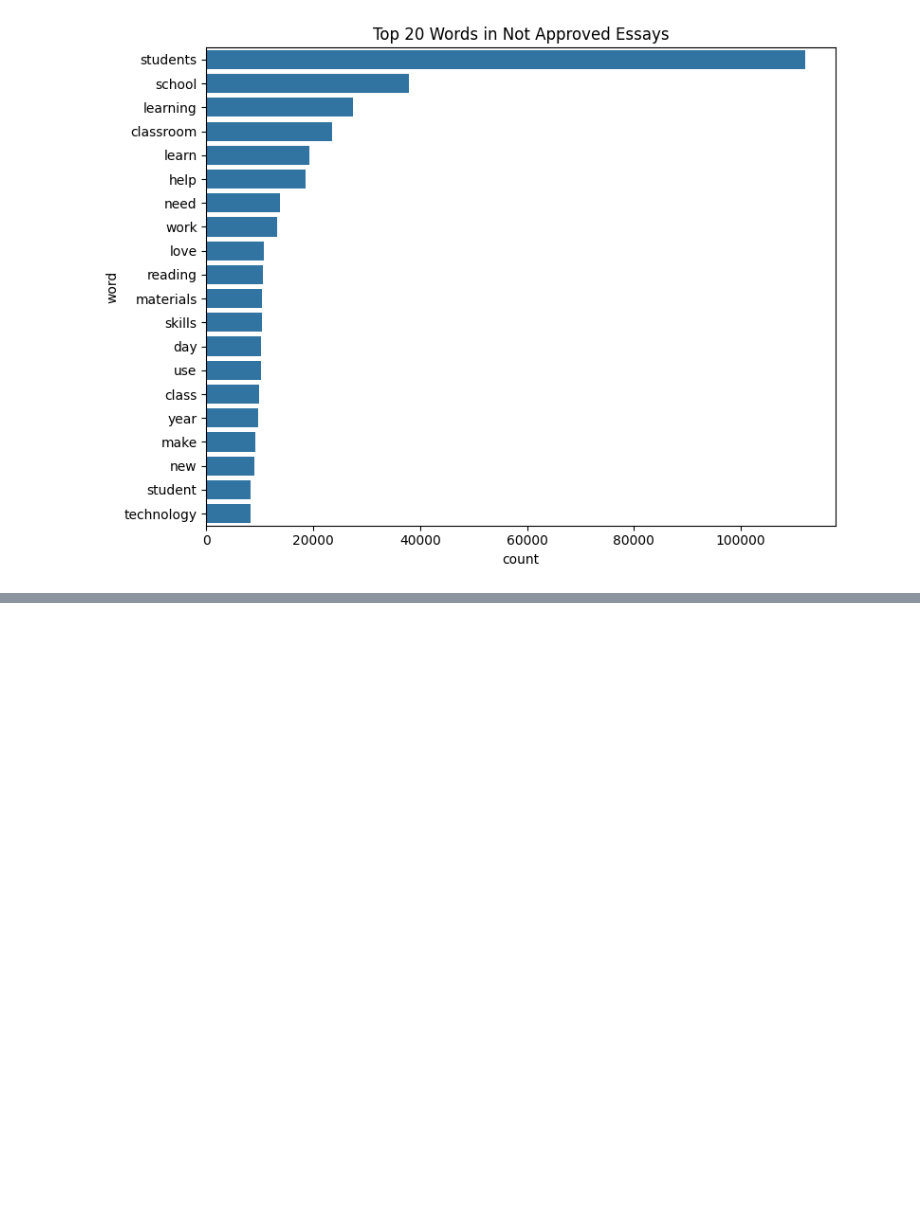
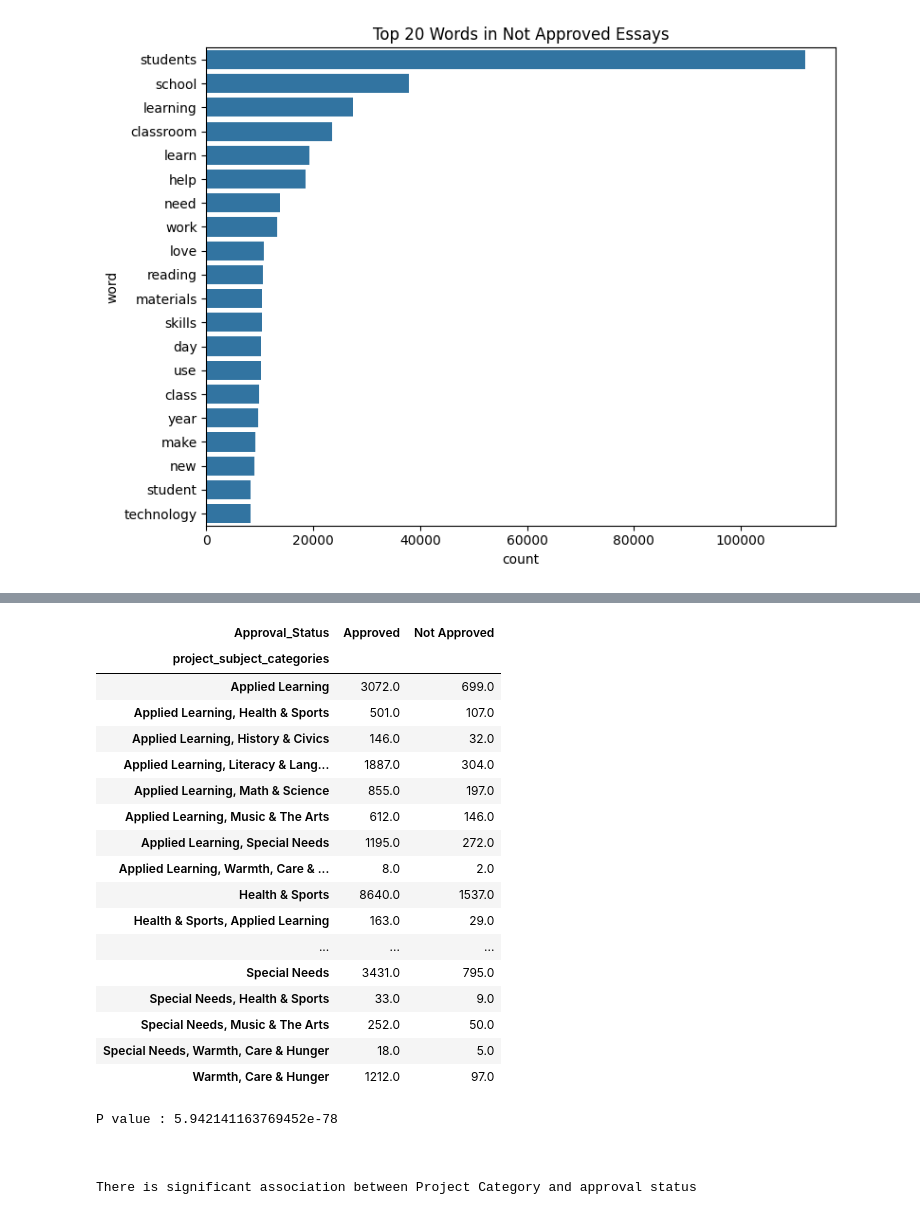
Before and after one commit to Devipriya771/DonorChoose_PortfolioProject, a Jupyter notebook: Donor_Choose_EDA.ipynb, the cells around one changed output, grey strips where cells are left out. Cells and saved outputs as stored; diff of their text form; code cells hidden in the pictures; blank space fills up the shorter version.

```diff
--- a/Donor_Choose_EDA.ipynb
+++ b/Donor_Choose_EDA.ipynb
@@ -1208,0 +1229,52 @@ df.head()
+# %%
+
+from scipy.stats import chi2_contingency
+
+
+contingency_table = pd.pivot_table(
+    data=df,
+
+    columns='Approval_Status',
+    index='project_subject_categories',
+    aggfunc='size'
+)
+
+
+contingency_table = contingency_table.fillna(0)
+
+contingency_table
+# %% [output]
+| Approval_Status | Approved | Not Approved |
+| project_subject_categories |  |  |
+| Applied Learning | 3072.0 | 699.0 |
+| Applied Learning, Health & Sports | 501.0 | 107.0 |
+| Applied Learning, History & Civics | 146.0 | 32.0 |
+| Applied Learning, Literacy & Lang... | 1887.0 | 304.0 |
+| Applied Learning, Math & Science | 855.0 | 197.0 |
+| Applied Learning, Music & The Arts | 612.0 | 146.0 |
+| Applied Learning, Special Needs | 1195.0 | 272.0 |
+| Applied Learning, Warmth, Care & ... | 8.0 | 2.0 |
+| Health & Sports | 8640.0 | 1537.0 |
+| Health & Sports, Applied Learning | 163.0 | 29.0 |
+| ... | ... | ... |
+| Special Needs | 3431.0 | 795.0 |
+| Special Needs, Health & Sports | 33.0 | 9.0 |
+| Special Needs, Music & The Arts | 252.0 | 50.0 |
+| Special Needs, Warmth, Care & Hunger | 18.0 | 5.0 |
+| Warmth, Care & Hunger | 1212.0 | 97.0 |
+# %%
+stats,pvalue,dof,expectedresult= chi2_contingency(contingency_table)
+
+print(f'P value : {pvalue}\n\n\n')
+
+
+if pvalue<0.05:
+    print('There is significant association between Project Category and approval status\n\n\n')
+else:
+    print('There is no significant association between Project Category and approval status\n\n\n')
+# %% [output]
+P value : 5.942141163769452e-78
+
+
+
+There is significant association between Project Category and approval status
```
Also changed, not shown: parts of 16 cells of this notebook.
